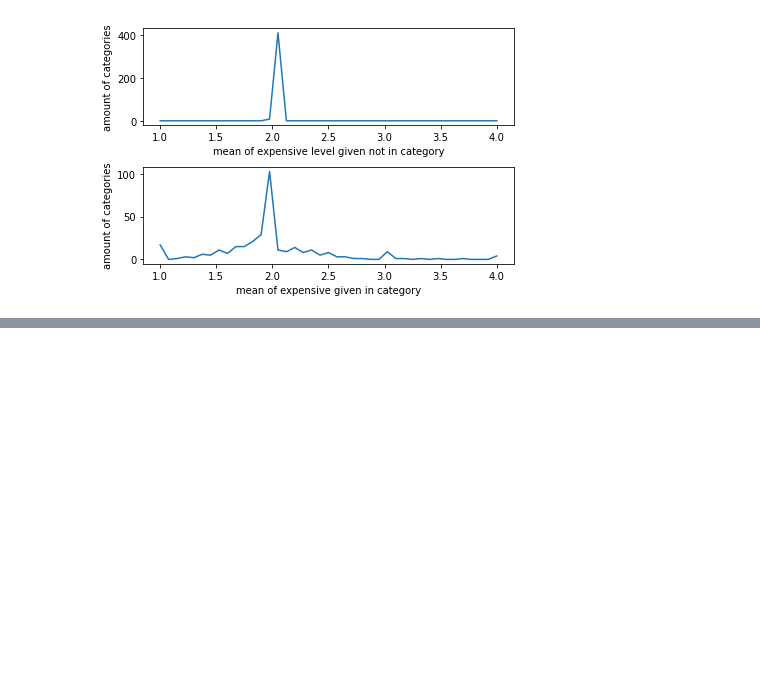
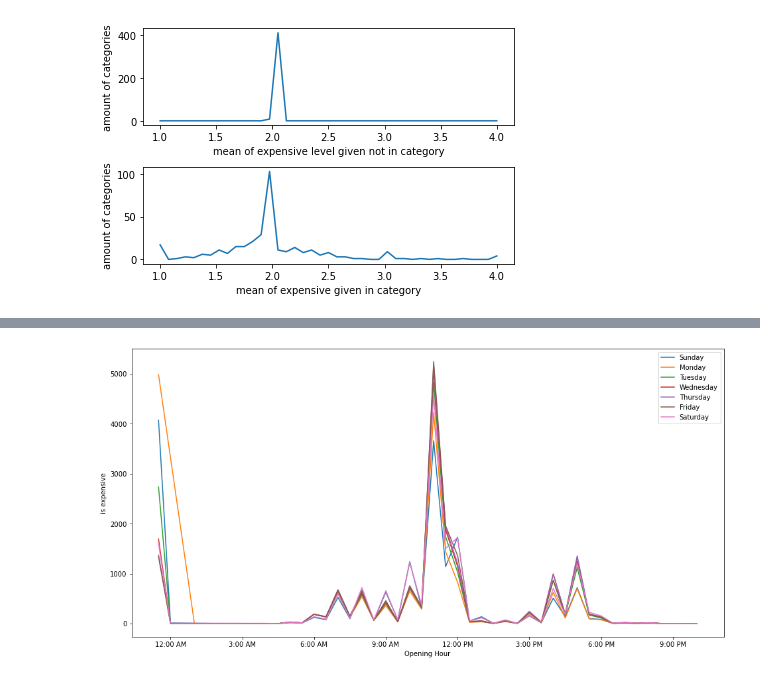
Before and after one commit to omer-priel/TheRootOfDataScience, a Jupyter notebook: notebooks/main_regression.ipynb, the cells around one changed output, grey strips where cells are left out. Cells and saved outputs as stored; diff of their text form; code cells hidden in the pictures; blank space fills up the shorter version.

```diff
--- a/notebooks/main_regression.ipynb
+++ b/notebooks/main_regression.ipynb
@@ -422,0 +582,24 @@ class create_general_collumns:
+# %%
+# Show the opening hour ped day
+
+if SHOW_IN_DEVELOPMENT:
+    fig = plt.figure(figsize= (16, 8))
+
+    ax = fig.add_subplot(1, 1, 1)
+    plt.sca(ax)
+
+    plt.ylabel("is expensive")
+    plt.xlabel("Opening Hour")
+
+    for i in range(7):
+        mean_df = df[["OpenHour"+str(i+1), target_column]].groupby(["OpenHour"+str(i+1)]).count()
+        plt.plot(mean_df.index, mean_df.values, label = week_days[str(i+1)])
+
+    ax.set_xticks(range(0,48,6))
+    ax.set_xticklabels(map(lambda x:time_open_select[int(x)], range(0,48,6)))
+
+    plt.legend()
+
+    plt.show()
+# %% [output]
+[figure, added]
```
Also changed, not shown: parts of 9 cells of this notebook.
